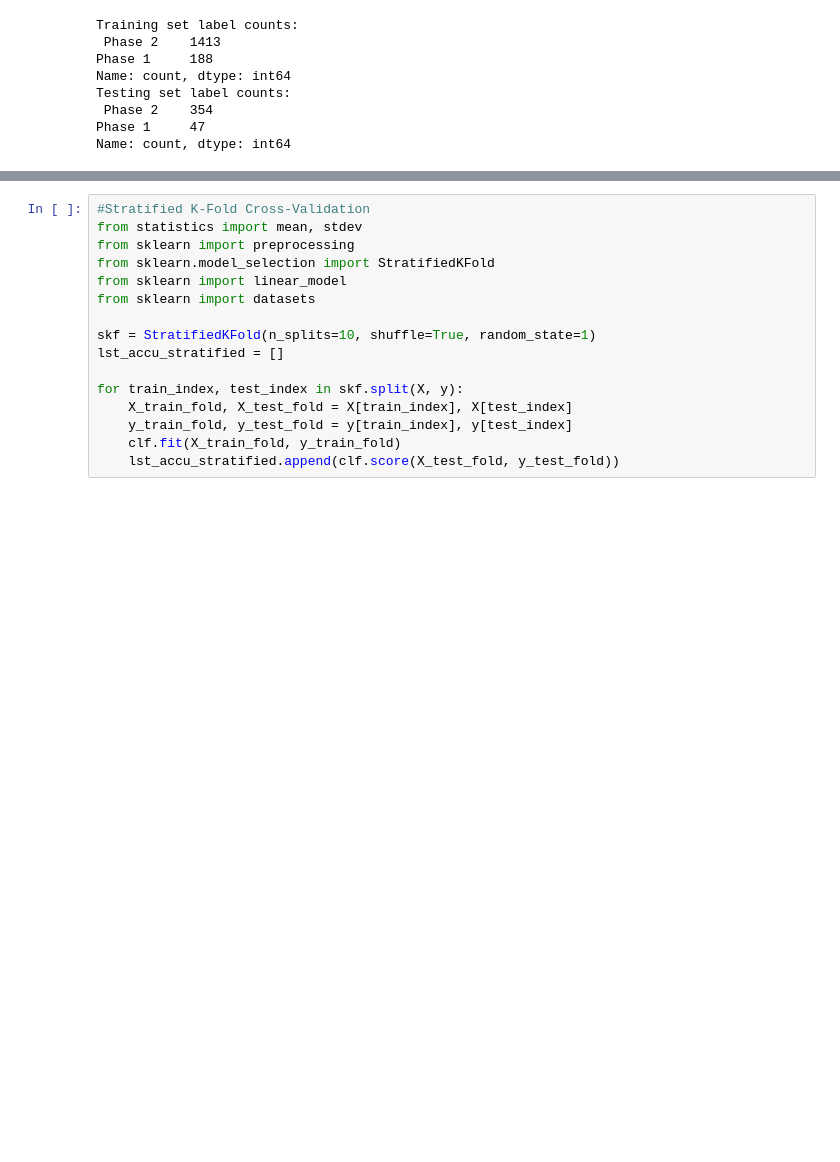
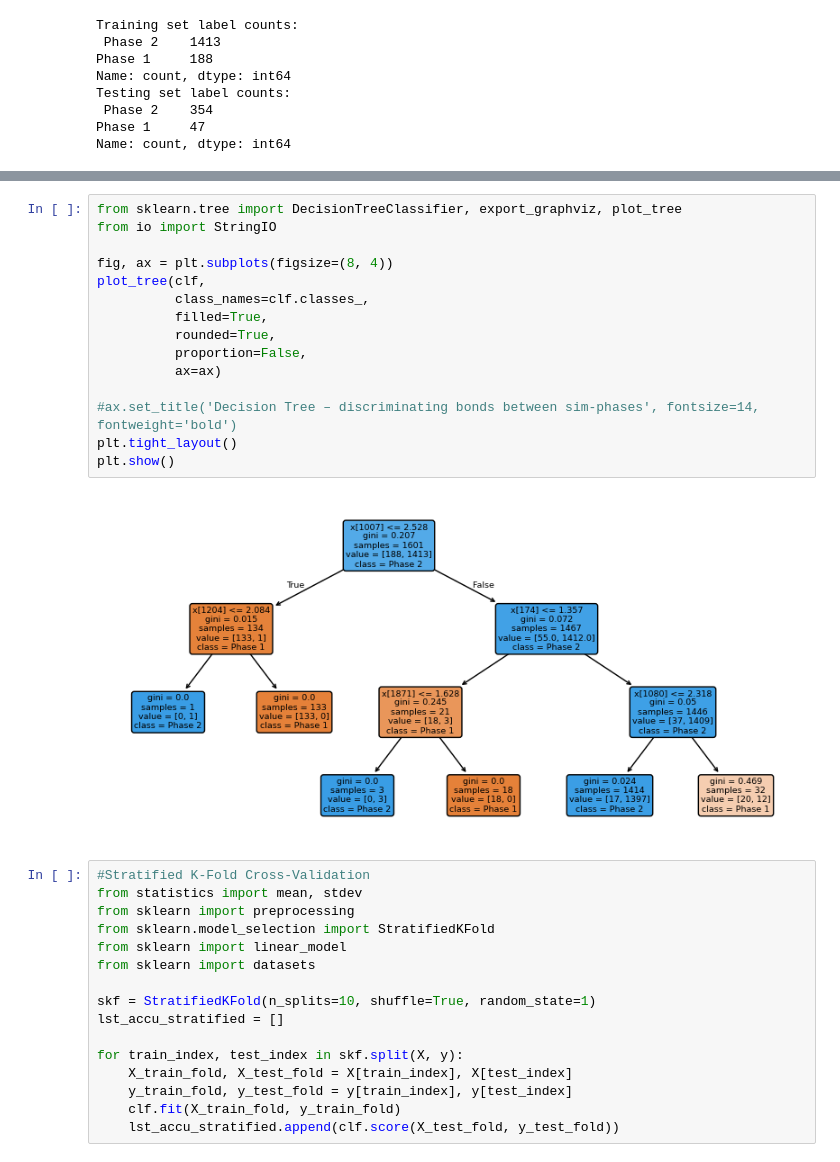
Before and after one commit to annhater/M1_STAGE, a Jupyter notebook: 2_notebooks/02_analysis_pw_RMSD.ipynb, the cells around one changed output, grey strips where cells are left out. Cells and saved outputs as stored; diff of their text form; blank space fills up the shorter version.

```diff
--- a/2_notebooks/02_analysis_pw_RMSD.ipynb
+++ b/2_notebooks/02_analysis_pw_RMSD.ipynb
@@ -333,4 +500,21 @@ weighted avg       0.98      0.99      0.98       401
 [figure]
+# %%
+from sklearn.tree import DecisionTreeClassifier, export_graphviz, plot_tree
+from io import StringIO
+
+fig, ax = plt.subplots(figsize=(8, 4))
+plot_tree(clf,
+          class_names=clf.classes_,
+          filled=True,
+          rounded=True,
+          proportion=False,
+          ax=ax)
+
+#ax.set_title('Decision Tree – discriminating bonds between sim-phases', fontsize=14, fontweight='bold')
+plt.tight_layout()
+plt.show()
+# %% [output]
+[figure, added]
 # %%
 #Stratified K-Fold Cross-Validation
 from statistics import mean, stdev
```
Also changed, not shown: parts of 14 cells of this notebook, 2 other files.
